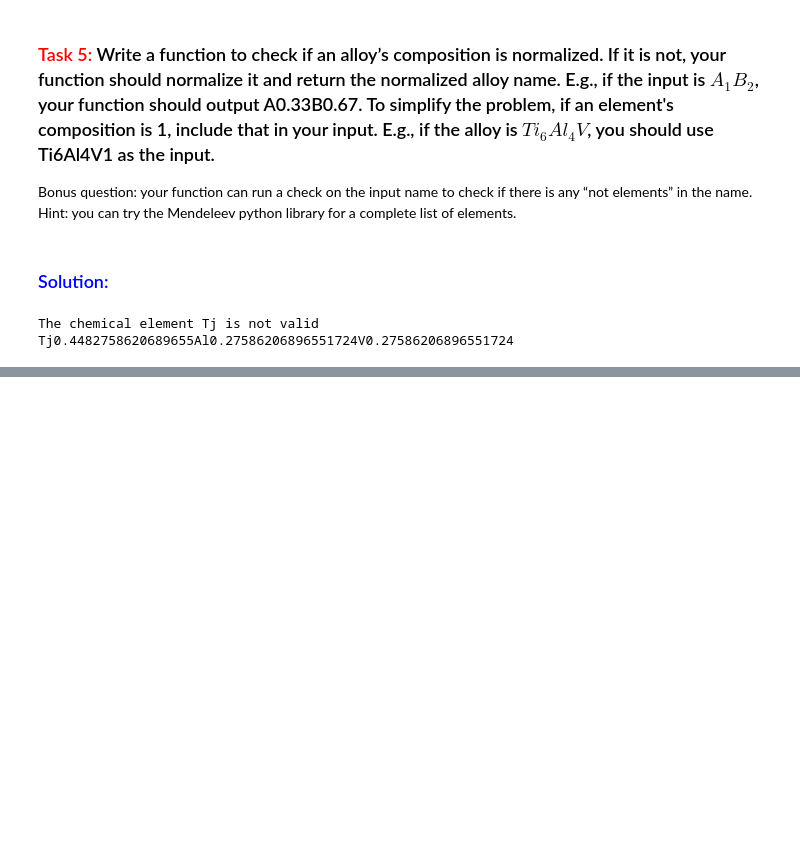
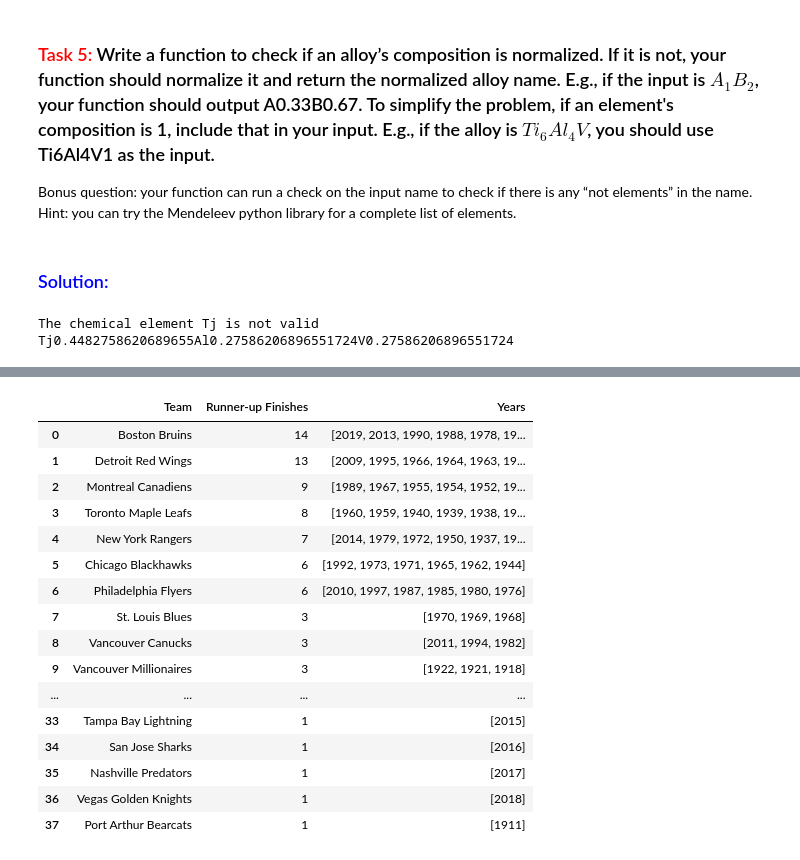
Before and after one commit to Baishi2000/MSE403_Baishi_Pu_1004916184, a Jupyter notebook: Assi 3/E1_Python_Basics_Excercise_1.ipynb, the cells around one changed output, grey strips where cells are left out. Saved outputs shown, nothing was run; the diff lists cells and outputs as text; code cells hidden in the pictures; blank space fills up the shorter version.

```diff
--- a/Assi 3/E1_Python_Basics_Excercise_1.ipynb
+++ b/Assi 3/E1_Python_Basics_Excercise_1.ipynb
@@ -61,0 +51,43 @@ Tj0.4482758620689655Al0.27586206896551724V0.27586206896551724
+# %%
+import pandas as pd
+import numpy as np
+
+DF = pd.read_excel('Stanely_cup_winners_by_year.xlsx')
+
+DF
+# create a new pandas dataframe with the columns 'Team', 'Runner-up Finishes', 'Years' , and name it runup
+runup = pd.DataFrame(columns=['Team', 'Runner-up Finishes', 'Years'])
+
+# let the 'Team' column in runup contain all the 'Runner up' values in the DF dataframe without repetition
+runup['Team'] = DF['Runner up'].unique()
+
+# for each row in the DF dataframe, count the number of times the 'Runner up' value appears in the 'Runner up' column,
+# and assign the count to the 'Runner-up Finishes' column in the runup dataframe
+for i in range(len(runup)):
+    runup['Runner-up Finishes'][i] = len(DF[DF['Runner up'] == runup['Team'][i]])
+    runup['Years'][i] = DF[DF['Runner up'] == runup['Team'][i]]['Year'].tolist()
+
+# rank the the teamns in the "Teams" column in the runup dataframe by the number of runner-up finishes,
+# and reassign index values to the dataframe
+runup = runup.sort_values(by=['Runner-up Finishes'], ascending=False).reset_index(drop=True)
+
+
+runup
+# %% [output]
+|  | Team | Runner-up Finishes | Years |
+| 0 | Boston Bruins | 14 | [2019, 2013, 1990, 1988, 1978, 19... |
+| 1 | Detroit Red Wings | 13 | [2009, 1995, 1966, 1964, 1963, 19... |
+| 2 | Montreal Canadiens | 9 | [1989, 1967, 1955, 1954, 1952, 19... |
+| 3 | Toronto Maple Leafs | 8 | [1960, 1959, 1940, 1939, 1938, 19... |
+| 4 | New York Rangers | 7 | [2014, 1979, 1972, 1950, 1937, 19... |
+| 5 | Chicago Blackhawks | 6 | [1992, 1973, 1971, 1965, 1962, 1944] |
+| 6 | Philadelphia Flyers | 6 | [2010, 1997, 1987, 1985, 1980, 1976] |
+| 7 | St. Louis Blues | 3 | [1970, 1969, 1968] |
+| 8 | Vancouver Canucks | 3 | [2011, 1994, 1982] |
+| 9 | Vancouver Millionaires | 3 | [1922, 1921, 1918] |
+| ... | ... | ... | ... |
+| 33 | Tampa Bay Lightning | 1 | [2015] |
+| 34 | San Jose Sharks | 1 | [2016] |
+| 35 | Nashville Predators | 1 | [2017] |
+| 36 | Vegas Golden Knights | 1 | [2018] |
+| 37 | Port Arthur Bearcats | 1 | [1911] |
```
Also changed, not shown: parts of 13 cells of this notebook.
